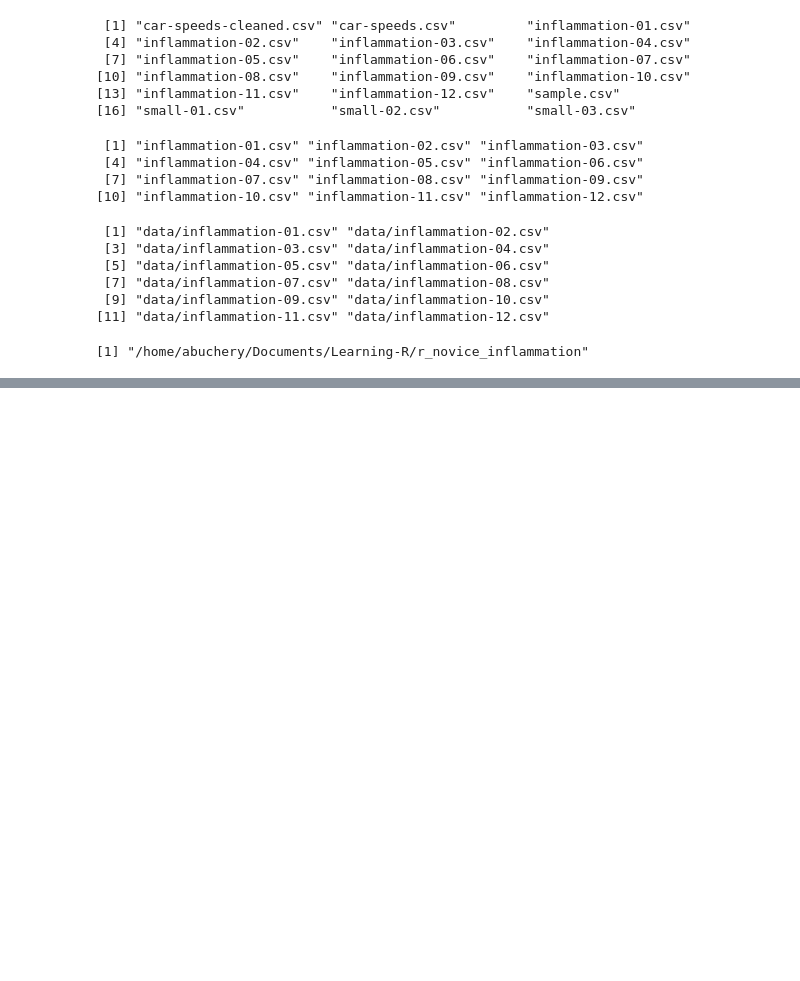
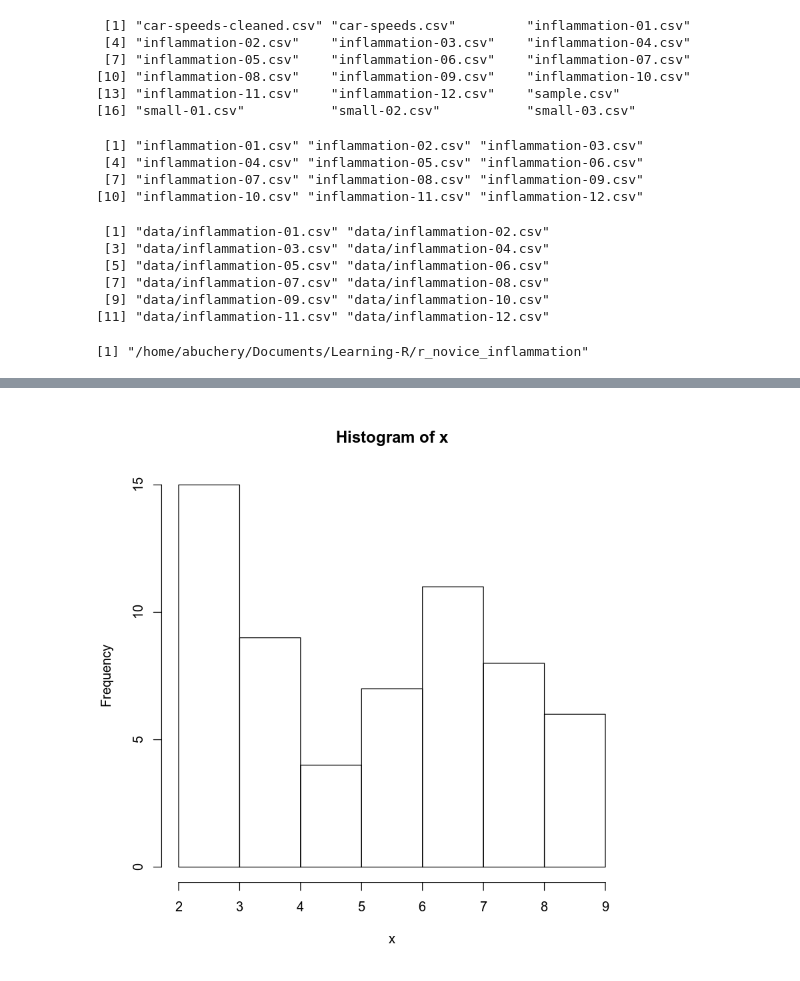
Before and after one commit to BryanAbuchery/Learning-R, a Jupyter notebook: r_novice_inflammation/Programming with R.ipynb, the cells around one changed output, grey strips where cells are left out. Drawn from its saved outputs; the diff is of its cells as text; code cells hidden in the pictures; blank space fills up the shorter version.

```diff
--- a/r_novice_inflammation/Programming with R.ipynb
+++ b/r_novice_inflammation/Programming with R.ipynb
@@ -823,0 +851,4 @@ analyze_all <- function(){
+# %%
+plot_dist(dat[, 10], threshold = 10, use_boxplot = FALSE)
+# %% [output]
+[figure, added]
```
Also changed, not shown: parts of 18 cells of this notebook, 25 other files.
